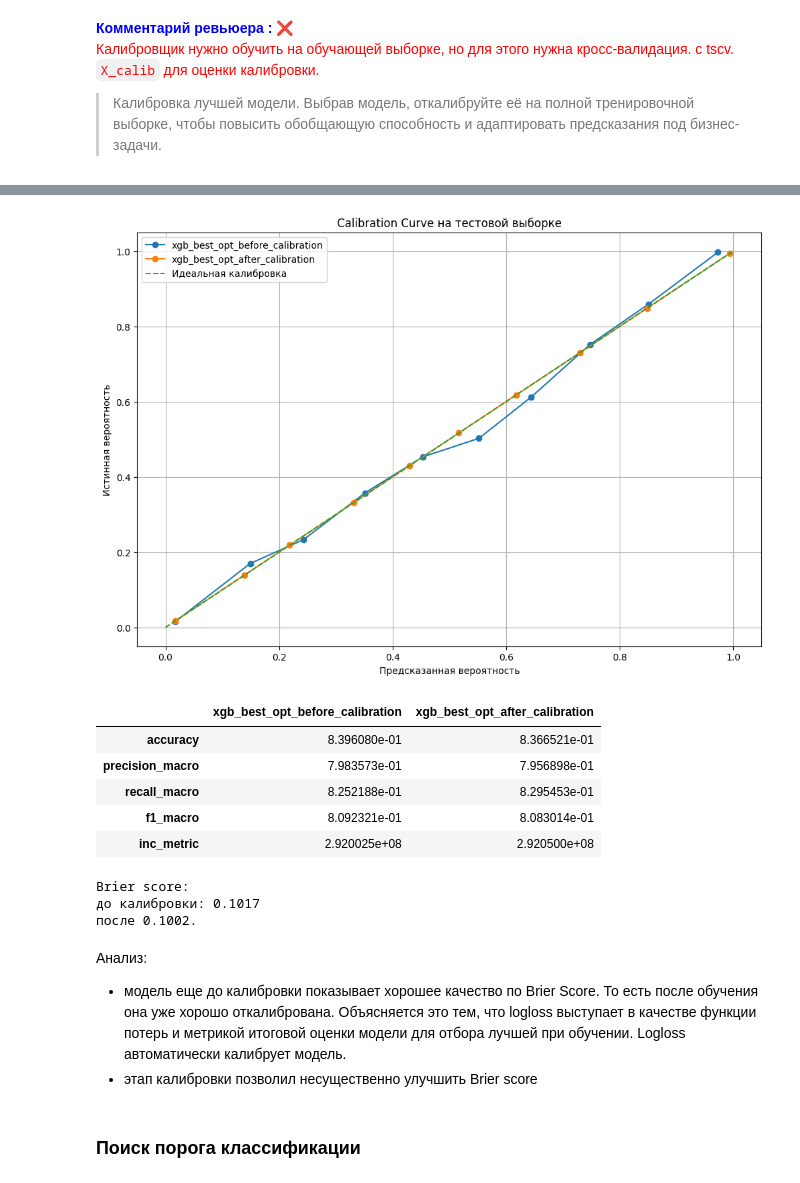
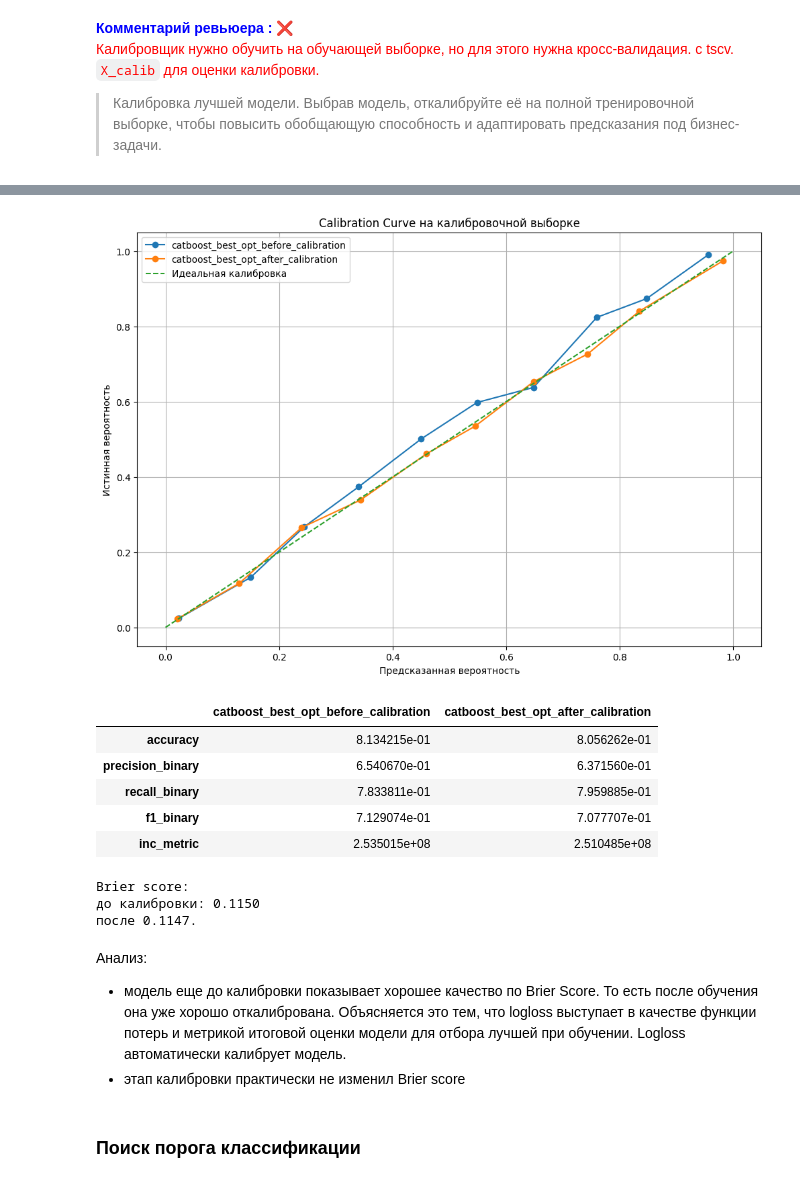
Before and after one commit to Plakhotniuk/practicum_ds, a Jupyter notebook: ml/grad_boosting/projects/hotel_booking.ipynb, the cells around one changed output, grey strips where cells are left out. Saved outputs shown, nothing was run; the diff lists cells and outputs as text; code cells hidden in the pictures.

```diff
--- a/ml/grad_boosting/projects/hotel_booking.ipynb
+++ b/ml/grad_boosting/projects/hotel_booking.ipynb
@@ -909,7 +901,7 @@ def create_text_feature():
 ### Предобработка по результатам ИАД
 # %%
 # чистка от неинформативных признаков
-df_total = df_total.drop(columns=["review_text", 'booking_id', 'booking_date', 'customer_id', 'review_date'])
+df_total = df_total.drop(columns=['booking_id', 'customer_id', 'review_date'])
 # %%
 # правка опечаток
 df_total['meal_plan'] = df_total['meal_plan'].replace('не выбрант', "не выбран")
@@ -1096,6 +1070,9 @@ get_base_df_info('df_total', df_total)
 ### Обучение и оптимизация модели
 # %% [markdown]
 ### Разделение на выборки
+# %%
+# сортировка по времени
+df_total = df_total.sort_values(by='booking_date').reset_index(drop=True)
 # %%
 X = df_total.drop(columns='booking_status')
 y = pd.Series(df_total['booking_status'], name='target')
@@ -1215,3 +1291,6 @@ cbc_model_base = CatBoostClassifier(
 # %% [markdown]
 <span style="color: blue; font-weight: bold">Комментарий ревьюера : </span> ✔️\
 <font color='green'>Верно, что применяешь нативную кодировку моделей.</font>
+# %%
+# --- CV-параметры ---
+tscv = TimeSeriesSplit(n_splits=3, test_size=2000)
@@ -1625,9 +2022,21 @@ def get_calibrated_model(fitted_model, X_calib, y_calib, method='isotonic'):
 # %%
+X_train_best_model, X_calib_best_model, best_model_cat_cols, best_model_tfidf = prepare_train_eval_features(
+    X_train_init=X_train,
+    X_eval_init=X_calib,
+    tfidf_max_features=100,
+)
+X_test_best_model = transform_eval_features_with_tfidf(
+    X_eval_init=X_test,
+    train_columns=X_train_best_model.columns,
+    tfidf=best_model_tfidf,
+)
+
 if xgb_best_opt_metrics['inc_metric'] >= catboost_best_opt_metrics['inc_metric']:
+    best_model_type = 'xgb'
     best_model_name = 'xgb_best_opt'
     best_model_threshold = xgb_best_threshold
     best_n_estimators = getattr(xgb_best_opt, 'best_iteration', None)
-    best_n_estimators = best_n_estimators + 1 if best_n_estimators is not None else 1500
+    best_n_estimators = best_n_estimators + 1 if best_n_estimators is not None else 500
 
     best_model = XGBClassifier(
         **xgb_best_params,
@@ -1637,8 +2046,11 @@ if xgb_best_opt_metrics['inc_metric'] >= catboost_best_opt_metrics['inc_metric']
         random_state=RANDOM_SEED,
         eval_metric='logloss',
         n_jobs=-1,
+        tree_method='hist',
+        verbosity=0,
     )
 else:
+    best_model_type = 'catboost'
     best_model_name = 'catboost_best_opt'
     best_model_threshold = catboost_best_threshold
     best_n_estimators = catboost_best_opt.get_best_iteration()
@@ -1651,7 +2063,7 @@ else:
         eval_metric='Logloss',
         verbose=False,
         n_estimators=best_n_estimators,
-        cat_features=tuple(cat_cols),
+        cat_features=tuple(best_model_cat_cols),
     )
 
 best_model_name, best_model_threshold, best_n_estimators
@@ -1683,53 +2105,53 @@ display(calibration_results_df)
 # %%
 plot_calibration_curve(
-    y_val,
+    y_calib,
     list(calibration_probabilities.values()),
     list(calibration_probabilities.keys()),
-    title='Calibration Curve на тестовой выборке',
+    title='Calibration Curve на калибровочной выборке',
 )
 
-y_val_pred_best_model = (y_val_proba_best_model >= best_model_threshold).astype(int)
-y_val_pred_best_model_calibrated = (
-    y_val_proba_best_model_calibrated >= best_model_threshold
+y_calib_pred_best_model = (y_calib_proba_best_model >= best_model_threshold).astype(int)
+y_calib_pred_best_model_calibrated = (
+    y_calib_proba_best_model_calibrated >= best_model_threshold
 ).astype(int)
 
 calibration_business_results_df = get_result_df(
     model_names=[
         f'{best_model_name}_before_calibration',
         f'{best_model_name}_after_calibration',
     ],
     metric_dicts=[
-        evaluate_model(y_val, y_val_pred_best_model),
-        evaluate_model(y_val, y_val_pred_best_model_calibrated),
+        evaluate_model(y_calib, y_calib_pred_best_model),
+        evaluate_model(y_calib, y_calib_pred_best_model_calibrated),
     ],
 )
 display(calibration_business_results_df)
 
-brier_before = brier_score_loss(y_val, y_val_proba_best_model)
-brier_after = brier_score_loss(y_val, y_val_proba_best_model_calibrated)
+brier_before = brier_score_loss(y_calib, y_calib_proba_best_model)
+brier_after = brier_score_loss(y_calib, y_calib_proba_best_model_calibrated)
 
 if brier_after < brier_before:
     print(
         f'Brier score:  \n'
         f'до калибровки: {brier_before:.4f} \n'
         f'после {brier_after:.4f}.'
     )
 # %% [output]
-[figure, old version]
+[figure, new version]
-|  | xgb_best_opt_before_calibration | xgb_best_opt_after_calibration |
-| accuracy | 8.396080e-01 | 8.366521e-01 |
-| precision_macro | 7.983573e-01 | 7.956898e-01 |
-| recall_macro | 8.252188e-01 | 8.295453e-01 |
-| f1_macro | 8.092321e-01 | 8.083014e-01 |
-| inc_metric | 2.920025e+08 | 2.920500e+08 |
+|  | catboost_best_opt_before_calibration | catboost_best_opt_after_calibration |
+| accuracy | 8.134215e-01 | 8.056262e-01 |
+| precision_binary | 6.540670e-01 | 6.371560e-01 |
+| recall_binary | 7.833811e-01 | 7.959885e-01 |
+| f1_binary | 7.129074e-01 | 7.077707e-01 |
+| inc_metric | 2.535015e+08 | 2.510485e+08 |
 Brier score:
-до калибровки: 0.1017
-после 0.1002.
+до калибровки: 0.1150
+после 0.1147.
 # %% [markdown]
 Анализ:
 - модель еще до калибровки показывает хорошее качество по Brier Score.
 То есть после обучения она уже хорошо откалибрована.
 Объясняется это тем, что logloss выступает в качестве функции потерь и метрикой итоговой оценки модели для отбора лучшей при обучении. Logloss автоматически калибрует модель.
-- этап калибровки позволил несущественно улучшить Brier score
+- этап калибровки практически не изменил Brier score
 # %% [markdown]
 ### Поиск порога классификации
```
Also changed, not shown: parts of 84 cells of this notebook.
